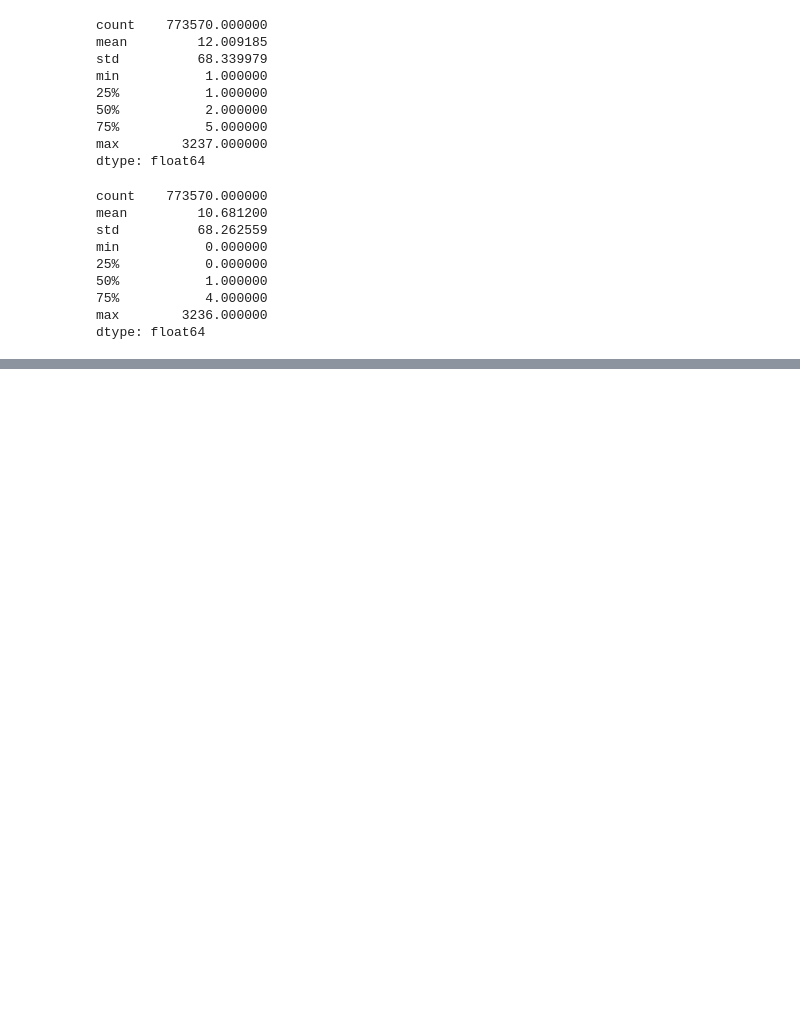
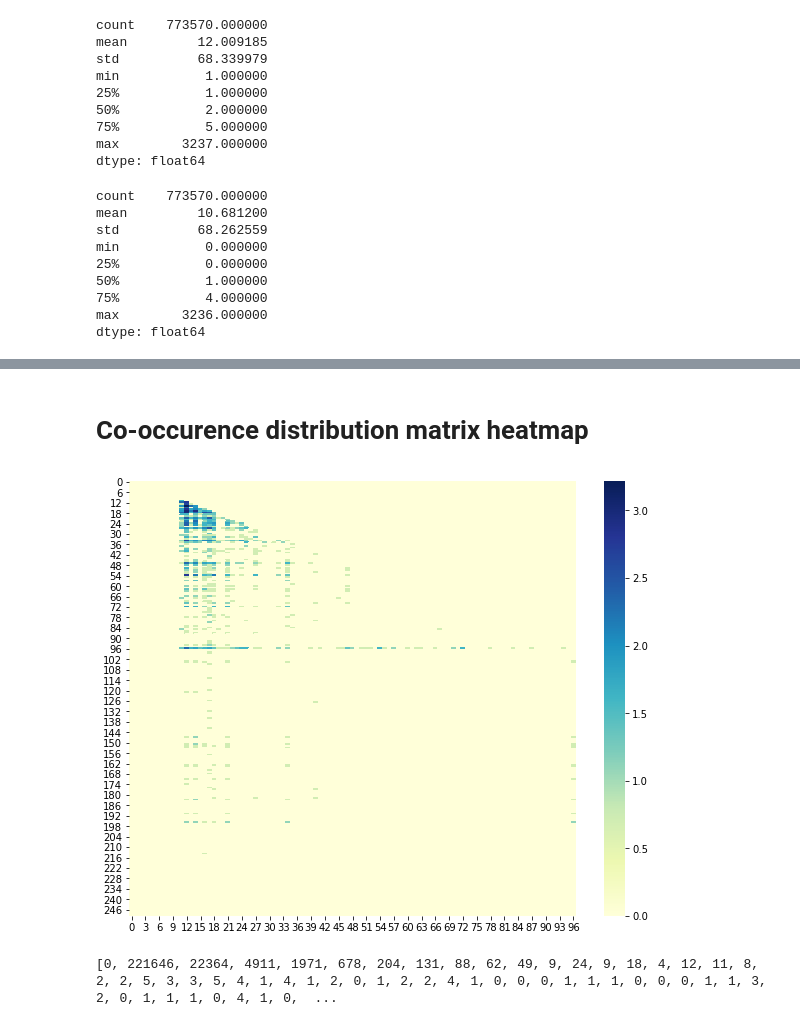
Before and after one commit to jsirait/honor_thesis, a Jupyter notebook: notebooks/Notebook5.Thinking about weights.ipynb, the cells around one changed output, grey strips where cells are left out. Cells and saved outputs as stored; diff of their text form; code cells hidden in the pictures; blank space fills up the shorter version.

```diff
--- a/notebooks/Notebook5.Thinking about weights.ipynb
+++ b/notebooks/Notebook5.Thinking about weights.ipynb
@@ -75,0 +179,22 @@ dtype: float64
+# %%
+mmatrix = [[0 for i in range(maxx+1)] for i in range(maxy+1)]
+for p in meaningful:
+    # p is a tuple of cooccurences
+    pair, num = p
+    # print(p)
+    mmatrix[pair[1]][pair[0]] += num #pair[0]/pair[1]
+# %% [markdown]
+<a id="sub4"></a>
+# Co-occurence distribution matrix heatmap
+# %%
+plt.figure(figsize = (10,8))
+# ax = sns.heatmap(np.log(np.array(matrix)+1), cmap="YlGnBu", vmin=1, vmax=4)
+ax = sns.heatmap(np.log(np.array(mmatrix[:250])+1), cmap="YlGnBu") #, vmin=1, vmax=4)
+
+# plt.show()
+# %% [output]
+[figure, added]
+# %%
+print([max(row) for row in matrix])
+# %% [output]
+[0, 221646, 22364, 4911, 1971, 678, 204, 131, 88, 62, 49, 9, 24, 9, 18, 4, 12, 11, 8, 2, 2, 5, 3, 3, 5, 4, 1, 4, 1, 2, 0, 1, 2, 2, 4, 1, 0, 0, 0, 1, 1, 1, 0, 0, 0, 1, 1, 3, 2, 0, 1, 1, 1, 0, 4, 1, 0,  ...
```
Also changed, not shown: parts of 18 cells of this notebook.
